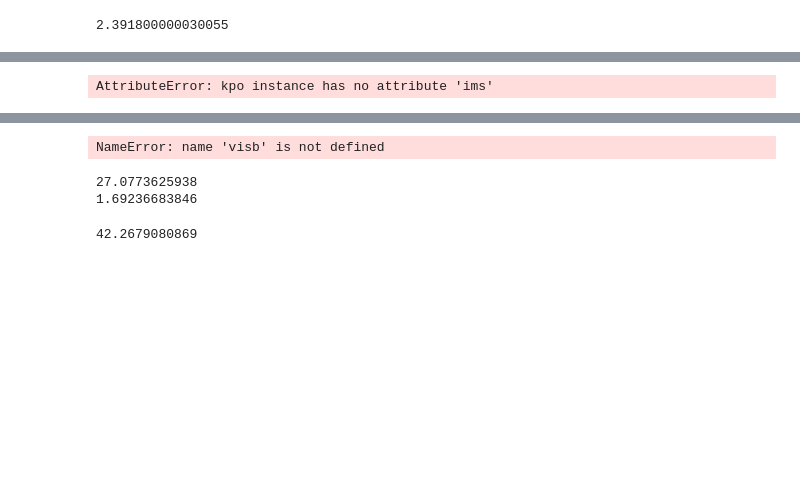
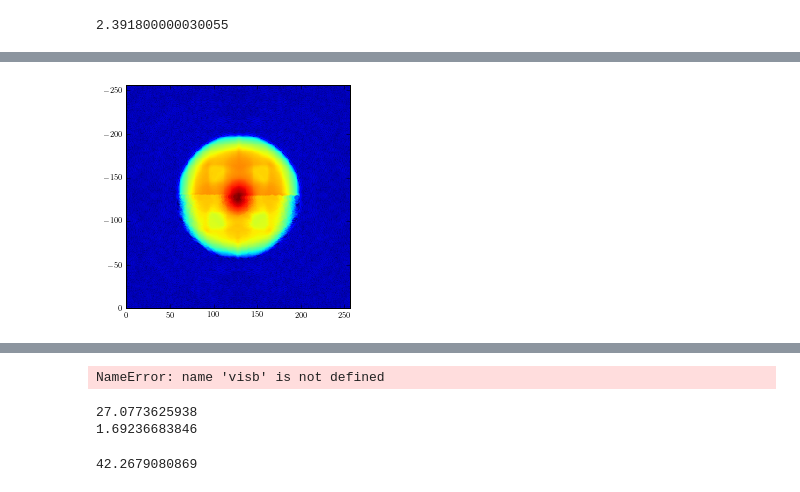
Before and after one commit to benjaminpope/pysco, a Jupyter notebook: analysis.ipynb, the cells around one changed output, grey strips where cells are left out. Saved outputs shown, nothing was run; the diff lists cells and outputs as text; code cells hidden in the pictures; blank space fills up the shorter version.

```diff
--- a/analysis.ipynb
+++ b/analysis.ipynb
@@ -665,18 +654,20 @@ plt.plot([-7,0],[-7,0],'-g')
 # %%
-ac_mod = np.abs(b.ac)
-avg_vis = np.sum(ac_mod,axis=0)
-vis_err = np.std(ac_mod,axis=0)
+ac_mod = np.abs(a.ac)
+# avg_vis = np.sum(ac_mod,axis=0)
+avg_vis = ac_mod
+# vis_err = np.std(ac_mod,axis=0)
 
-sz, dz = a.ims.shape[1], a.ims.shape[1]/2
+sz, dz = a.im.shape[1], a.im.shape[1]/2
 m2pix = pysco.mas2rad(a.hdr['pscale'] * sz / a.hdr['filter'])
 uv_samp = a.kpi.uv * m2pix + dz # uv sample coordinates in pixels
 uv_samp = pysco.adjust_samp(uv_samp,a.kpi,m2pix,sz)
 uv_samp_rev=np.cast['int'](np.round(uv_samp))
 uv_samp_rev[:,0]*= -1.0
 
 plt.imshow(avg_vis**0.2,extent=[0,sz,0,-sz])
 plt.scatter(uv_samp_rev[:,1], uv_samp_rev[:,0],c=a.kpi.RED**0.2,lw=0)
 plt.axis([0,sz,0,-sz])
+plt.show()
 # %% [output]
-AttributeError: kpo instance has no attribute 'ims'
+[figure, added]
 # %%
```
Also changed, not shown: parts of 11 cells of this notebook, 8 other files.
